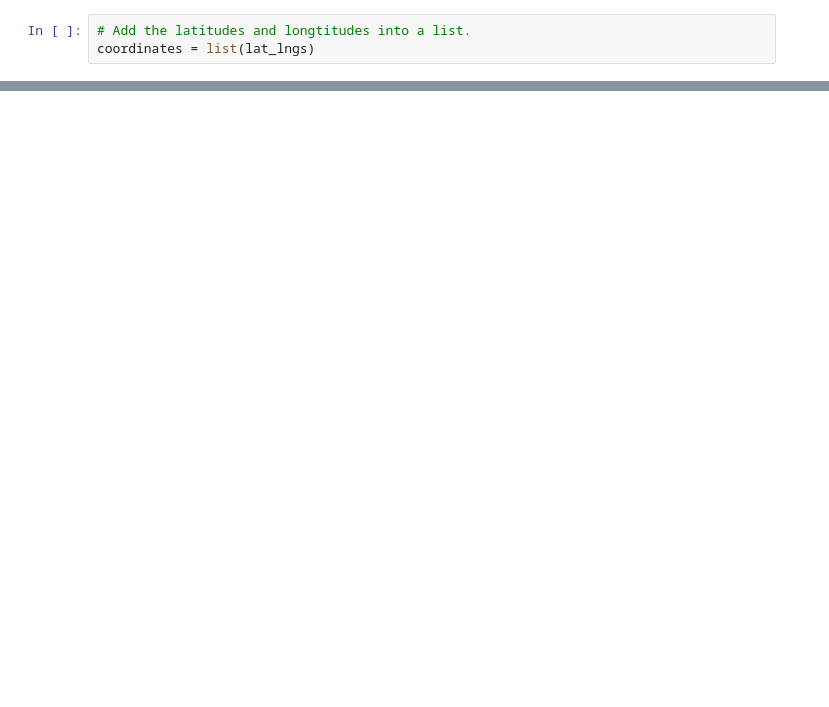
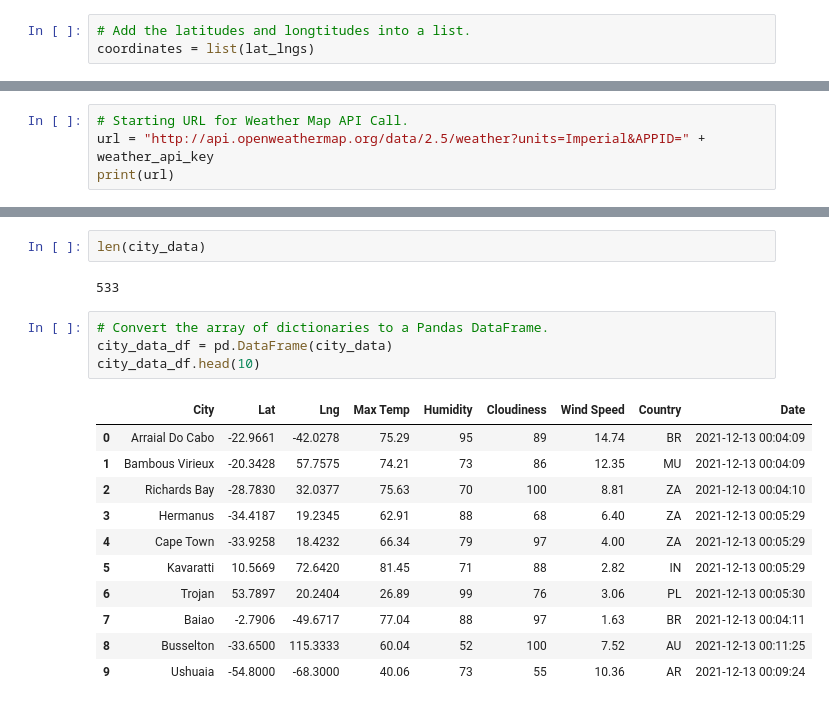
Before and after one commit to KylieZC/World_Weather_Analysis, a Jupyter notebook: WeatherPy.ipynb, the cells around one changed output, grey strips where cells are left out. Cells and saved outputs as stored; diff of their text form; blank space fills up the shorter version.

Commit message:
Add files via upload
create weather detailed info for 500+ cities

```diff
--- a/WeatherPy.ipynb
+++ b/WeatherPy.ipynb
@@ -71,0 +69,4 @@ len(cities)
+# %%
+# Starting URL for Weather Map API Call.
+url = "http://api.openweathermap.org/data/2.5/weather?units=Imperial&APPID=" + weather_api_key
+print(url)
@@ -71,0 +153,20 @@ len(cities)
+# %%
+len(city_data)
+# %% [output]
+533
+# %%
+# Convert the array of dictionaries to a Pandas DataFrame.
+city_data_df = pd.DataFrame(city_data)
+city_data_df.head(10)
+# %% [output]
+|  | City | Lat | Lng | Max Temp | Humidity | Cloudiness | Wind Speed | Country | Date |
+| 0 | Arraial Do Cabo | -22.9661 | -42.0278 | 75.29 | 95 | 89 | 14.74 | BR | 2021-12-13 00:04:09 |
+| 1 | Bambous Virieux | -20.3428 | 57.7575 | 74.21 | 73 | 86 | 12.35 | MU | 2021-12-13 00:04:09 |
+| 2 | Richards Bay | -28.7830 | 32.0377 | 75.63 | 70 | 100 | 8.81 | ZA | 2021-12-13 00:04:10 |
+| 3 | Hermanus | -34.4187 | 19.2345 | 62.91 | 88 | 68 | 6.40 | ZA | 2021-12-13 00:05:29 |
+| 4 | Cape Town | -33.9258 | 18.4232 | 66.34 | 79 | 97 | 4.00 | ZA | 2021-12-13 00:05:29 |
+| 5 | Kavaratti | 10.5669 | 72.6420 | 81.45 | 71 | 88 | 2.82 | IN | 2021-12-13 00:05:29 |
+| 6 | Trojan | 53.7897 | 20.2404 | 26.89 | 99 | 76 | 3.06 | PL | 2021-12-13 00:05:30 |
+| 7 | Baiao | -2.7906 | -49.6717 | 77.04 | 88 | 97 | 1.63 | BR | 2021-12-13 00:04:11 |
+| 8 | Busselton | -33.6500 | 115.3333 | 60.04 | 52 | 100 | 7.52 | AU | 2021-12-13 00:11:25 |
+| 9 | Ushuaia | -54.8000 | -68.3000 | 40.06 | 73 | 55 | 10.36 | AR | 2021-12-13 00:09:24 |
```
Also changed, not shown: parts of 12 cells of this notebook.
